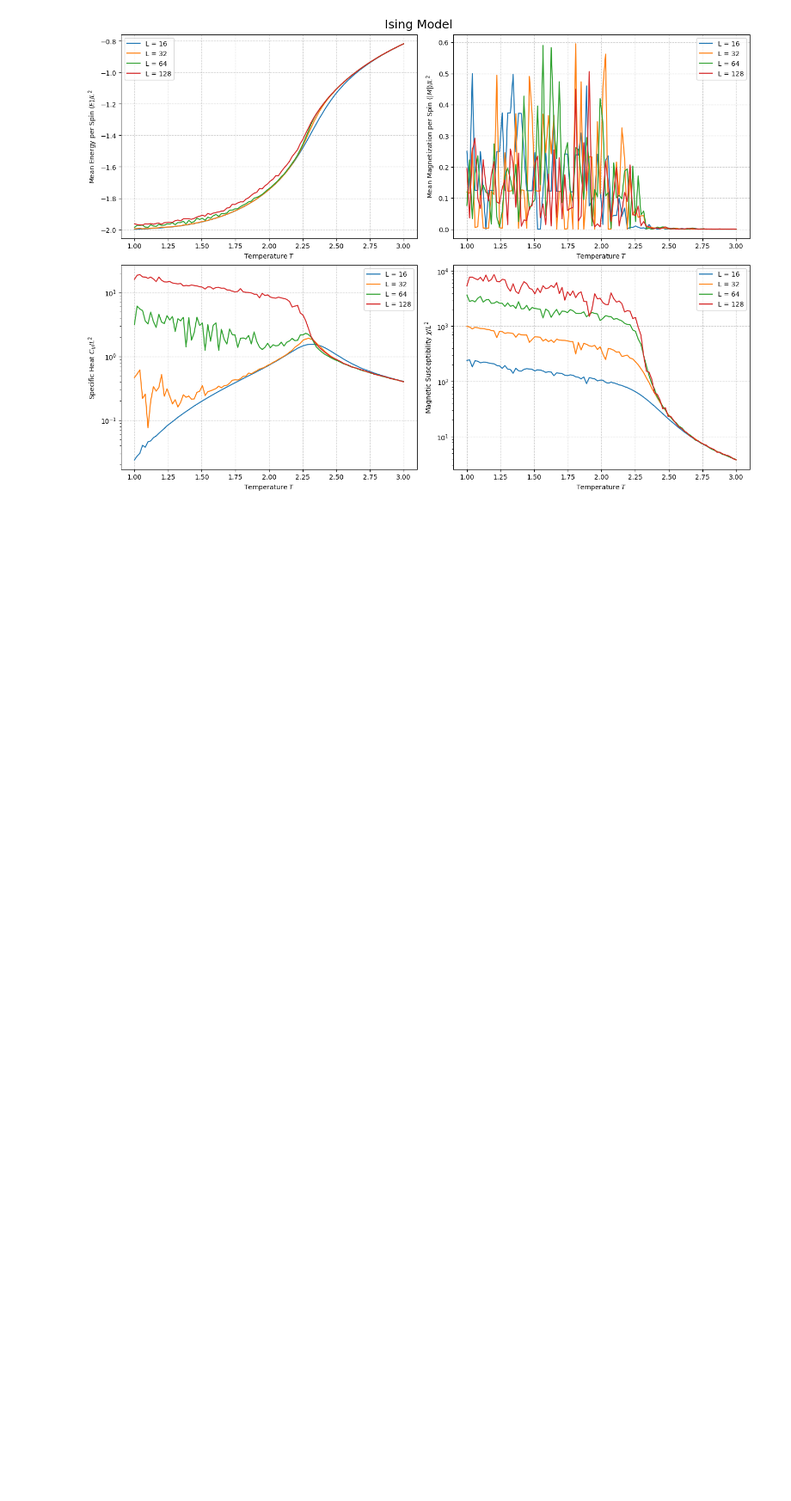
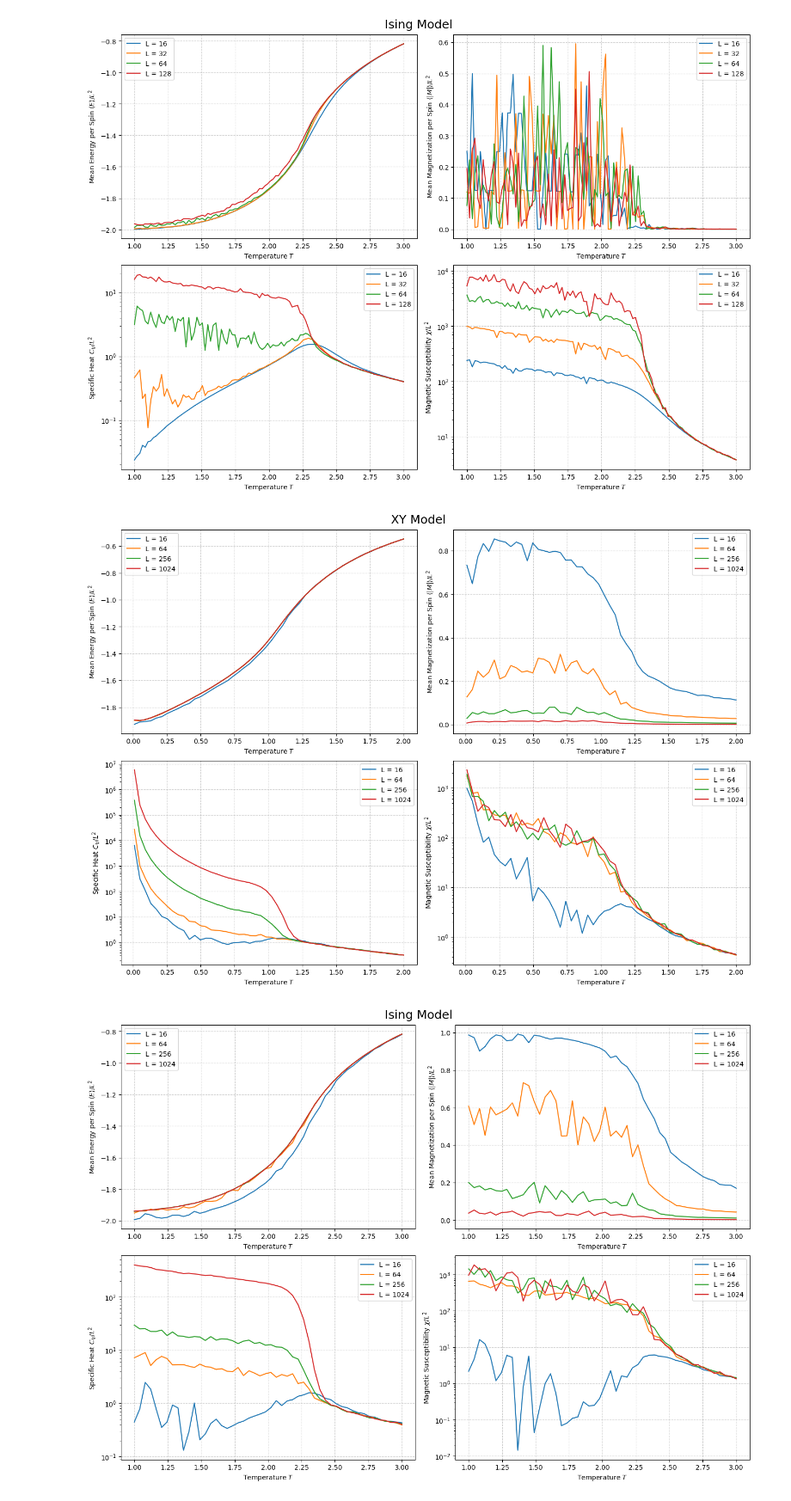
Before and after one commit to joern16/advanced-computational-physics, a Jupyter notebook: assignment-4/assignment-4.ipynb, the cells around one changed output. Shown at 86% size. Saved outputs shown, nothing was run; the diff lists cells and outputs as text; code cells hidden in the pictures; blank space fills up the shorter version.

```diff
--- a/assignment-4/assignment-4.ipynb
+++ b/assignment-4/assignment-4.ipynb
@@ -239,0 +281,6 @@ plot_observables(L_values=[16, 32, 64, 128], T_vals=np.linspace(1.0, 3.0,num=100
+# %%
+plot_observables(L_values=[16, 64, 256, 1024], T_vals=np.linspace(0.01,2.0,num=50), model_label="XY", logscale=True)
+plot_observables(L_values=[16, 64, 256, 1024], T_vals=np.linspace(1.0, 3.0,num=50), model_label="Ising", logscale=True)
+# %% [output]
+[figure, added]
+[figure, added]
```
Also changed, not shown: parts of 3 cells of this notebook, 3 other files.
